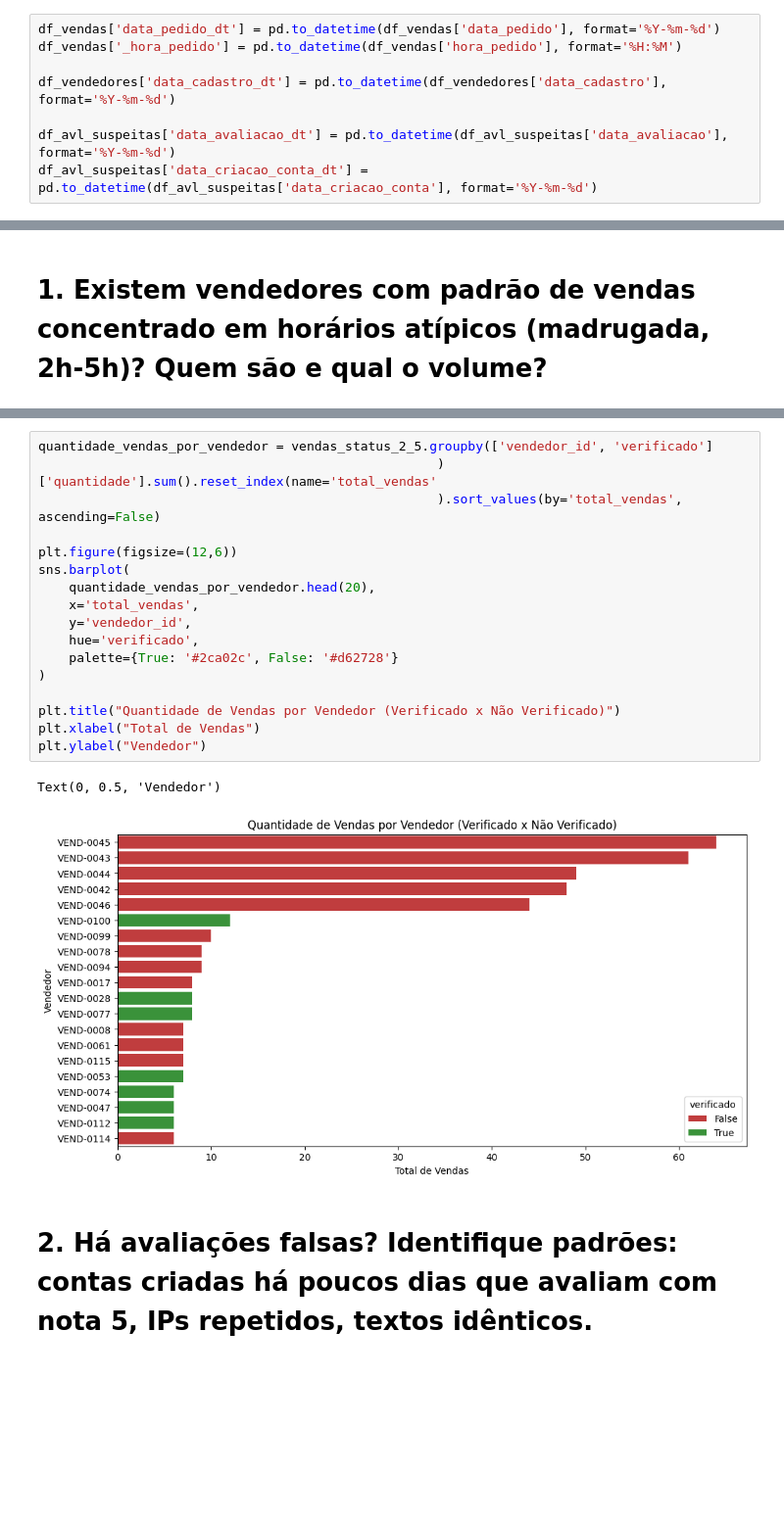
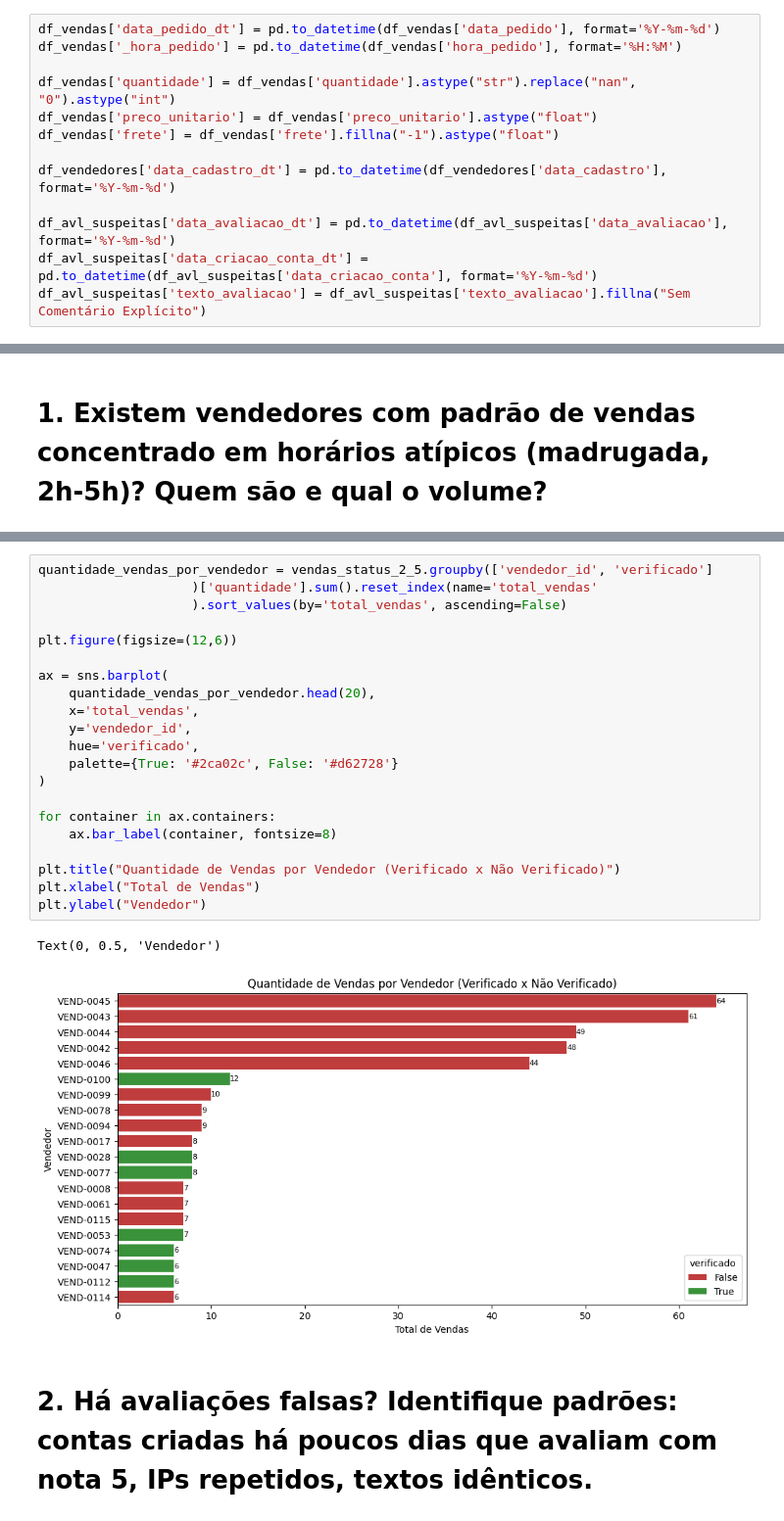
Before and after one commit to AlexDcoder/Opera-o-Marketplace-Fraude-em-E-commerce, a Jupyter notebook: notebooks/base_comparativo.ipynb, the cells around one changed output, grey strips where cells are left out. Shown at 98% size. Cells and saved outputs as stored; diff of their text form; blank space fills up the shorter version.

```diff
--- a/notebooks/base_comparativo.ipynb
+++ b/notebooks/base_comparativo.ipynb
@@ -76,11 +80,16 @@ Transformando_dados de Dados
 # %%
 df_vendas['data_pedido_dt'] = pd.to_datetime(df_vendas['data_pedido'], format='%Y-%m-%d')
 df_vendas['_hora_pedido'] = pd.to_datetime(df_vendas['hora_pedido'], format='%H:%M')
+
+df_vendas['quantidade'] = df_vendas['quantidade'].astype("str").replace("nan", "0").astype("int")
+df_vendas['preco_unitario'] = df_vendas['preco_unitario'].astype("float")
+df_vendas['frete'] = df_vendas['frete'].fillna("-1").astype("float")
 
 df_vendedores['data_cadastro_dt'] = pd.to_datetime(df_vendedores['data_cadastro'], format='%Y-%m-%d')
 
 df_avl_suspeitas['data_avaliacao_dt'] = pd.to_datetime(df_avl_suspeitas['data_avaliacao'], format='%Y-%m-%d')
 df_avl_suspeitas['data_criacao_conta_dt'] = pd.to_datetime(df_avl_suspeitas['data_criacao_conta'], format='%Y-%m-%d')
+df_avl_suspeitas['texto_avaliacao'] = df_avl_suspeitas['texto_avaliacao'].fillna("Sem Comentário Explícito")
 # %% [markdown]
 Investigações Base
 # %% [markdown]
@@ -191,22 +196,26 @@ plt.show()
 # %%
 quantidade_vendas_por_vendedor = vendas_status_2_5.groupby(['vendedor_id', 'verificado']
-                                                    )['quantidade'].sum().reset_index(name='total_vendas'
-                                                    ).sort_values(by='total_vendas', ascending=False)
+                    )['quantidade'].sum().reset_index(name='total_vendas'
+                    ).sort_values(by='total_vendas', ascending=False)
 
 plt.figure(figsize=(12,6))
-sns.barplot(
+
+ax = sns.barplot(
     quantidade_vendas_por_vendedor.head(20),
     x='total_vendas',
     y='vendedor_id',
     hue='verificado',
     palette={True: '#2ca02c', False: '#d62728'}
 )
 
+for container in ax.containers:
+    ax.bar_label(container, fontsize=8)
+
 plt.title("Quantidade de Vendas por Vendedor (Verificado x Não Verificado)")
 plt.xlabel("Total de Vendas")
 plt.ylabel("Vendedor")
 # %% [output]
 Text(0, 0.5, 'Vendedor')
-[figure, old version]
+[figure, new version]
 # %% [markdown]
 # 2. **Há avaliações falsas?** Identifique padrões: contas criadas há poucos dias que avaliam com nota 5, IPs repetidos, textos idênticos.
```
Also changed, not shown: parts of 79 cells of this notebook.
